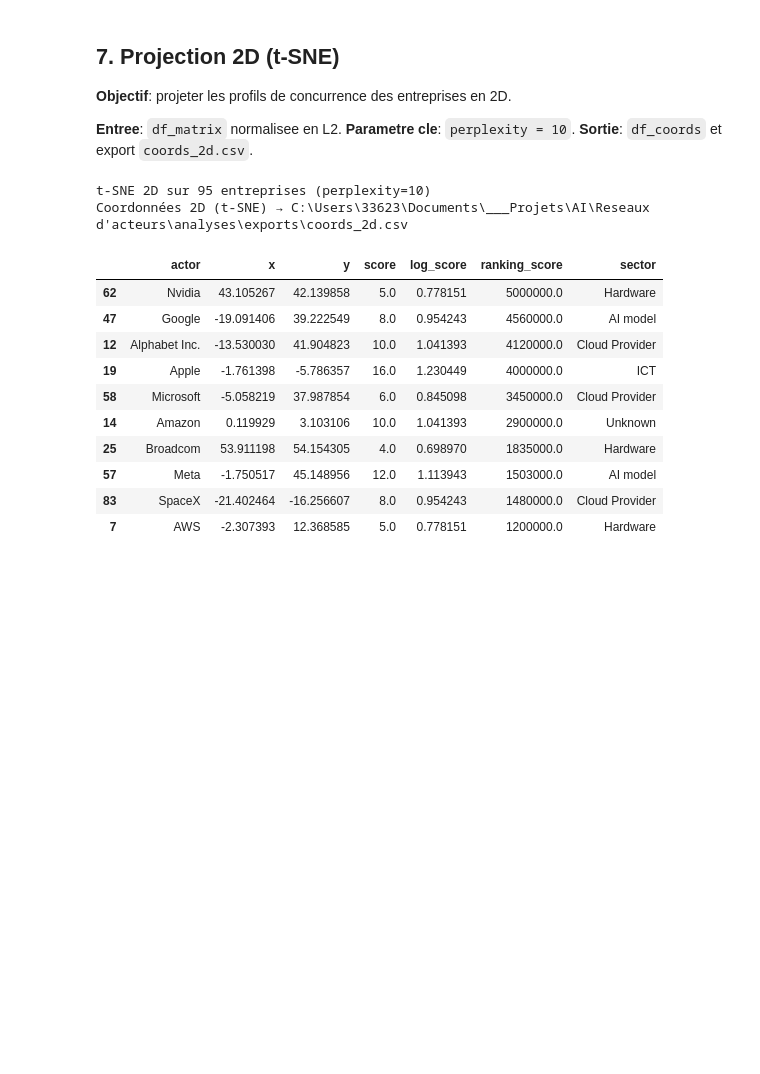
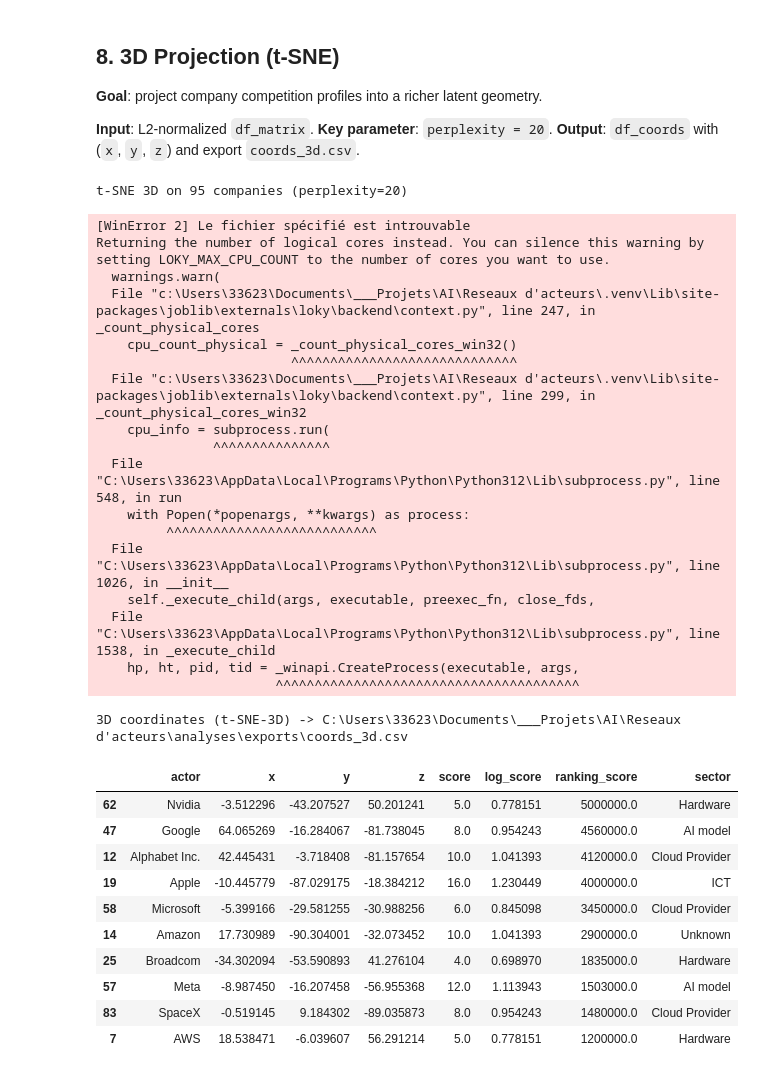
Before and after one commit to BenaventC/AInetworks, a Jupyter notebook: analyses/competition_analysis.ipynb, the cells around one changed output. Saved outputs shown, nothing was run; the diff lists cells and outputs as text; code cells hidden in the pictures; blank space fills up the shorter version.

```diff
--- a/analyses/competition_analysis.ipynb
+++ b/analyses/competition_analysis.ipynb
@@ -586,60 +586,86 @@ Export matrice dirigée → C:\Users\33623\Documents\___Projets\AI\Reseaux d'act
 # %% [markdown]
-## 7. Projection 2D (t-SNE)
+## 8. 3D Projection (t-SNE)
 
-**Objectif**: projeter les profils de concurrence des entreprises en 2D.
+**Goal**: project company competition profiles into a richer latent geometry.
 
-**Entree**: `df_matrix` normalisee en L2.
-**Parametre cle**: `perplexity = 10`.
-**Sortie**: `df_coords` et export `coords_2d.csv`.
+**Input**: L2-normalized `df_matrix`.
+**Key parameter**: `perplexity = 20`.
+**Output**: `df_coords` with (`x`, `y`, `z`) and export `coords_3d.csv`.
 # %%
 N = df_matrix.shape[0]
 X = normalize(df_matrix.values, norm="l2")
 
-perplexity = 10
-print(f"t-SNE 2D sur {N} entreprises (perplexity={perplexity})")
+perplexity = 20
+tsne_dims = 3
+print(f"t-SNE {tsne_dims}D on {N} companies (perplexity={perplexity})")
+
 coords = TSNE(
-    n_components=2,
+    n_components=tsne_dims,
     perplexity=perplexity,
     init="pca",
     learning_rate="auto",
     metric="cosine",
     random_state=RANDOM_SEED,
 ).fit_transform(X)
-method = "t-SNE"
+
+method = "t-SNE-3D"
 
 out_degree = df_matrix.sum(axis=1).to_dict()
 ranking_score_map = df_raw.set_index(COL_NAME)["ranking_score"].to_dict()
 
 enterprise_names = list(df_matrix.index)
-df_coords = pd.DataFrame({"actor": enterprise_names, "x": coords[:, 0], "y": coords[:, 1]})
+df_coords = pd.DataFrame({
+    "actor": enterprise_names,
+    "x": coords[:, 0],
+    "y": coords[:, 1],
+    "z": coords[:, 2],
+})
+
 df_coords["score"] = df_coords["actor"].map(out_degree).fillna(0)
 df_coords["log_score"] = np.log10(df_coords["score"] + 1)
 df_coords["ranking_score"] = df_coords["actor"].map(ranking_score_map).fillna(0)
 
 sector_map = (
     df_raw.set_index(COL_NAME)[COL_SECTOR]
     .dropna()
     .apply(lambda s: s.split(",")[0].strip())
     .to_dict()
 )
 df_coords["sector"] = df_coords["actor"].map(sector_map).fillna("Unknown")
 
-coords_path = EXPORTS_DIR / "coords_2d.csv"
+coords_path = EXPORTS_DIR / "coords_3d.csv"
 df_coords.to_csv(coords_path, index=False)
-print(f"Coordonnées 2D ({method}) → {coords_path}")
+print(f"3D coordinates ({method}) -> {coords_path}")
 df_coords.sort_values("ranking_score", ascending=False).head(10)
 # %% [output]
-t-SNE 2D sur 95 entreprises (perplexity=10)
-Coordonnées 2D (t-SNE) → C:\Users\33623\Documents\___Projets\AI\Reseaux d'acteurs\analyses\exports\coords_2d.csv
+t-SNE 3D on 95 companies (perplexity=20)
+[WinError 2] Le fichier spécifié est introuvable
+Returning the number of logical cores instead. You can silence this warning by setting LOKY_MAX_CPU_COUNT to the number of cores you want to use.
+  warnings.warn(
+  File "c:\Users\33623\Documents\___Projets\AI\Reseaux d'acteurs\.venv\Lib\site-packages\joblib\externals\loky\backend\context.py", line 247, in _count_physical_cores
+    cpu_count_physical = _count_physical_cores_win32()
+                         ^^^^^^^^^^^^^^^^^^^^^^^^^^^^^
+  File "c:\Users\33623\Documents\___Projets\AI\Reseaux d'acteurs\.venv\Lib\site-packages\joblib\externals\loky\backend\context.py", line 299, in _count_physical_cores_win32
+    cpu_info = subprocess.run(
+               ^^^^^^^^^^^^^^^
+  File "C:\Users\33623\AppData\Local\Programs\Python\Python312\Lib\subprocess.py", line 548, in run
+    with Popen(*popenargs, **kwargs) as process:
+         ^^^^^^^^^^^^^^^^^^^^^^^^^^^
+  File "C:\Users\33623\AppData\Local\Programs\Python\Python312\Lib\subprocess.py", line 1026, in __init__
+    self._execute_child(args, executable, preexec_fn, close_fds,
+  File "C:\Users\33623\AppData\Local\Programs\Python\Python312\Lib\subprocess.py", line 1538, in _execute_child
+    hp, ht, pid, tid = _winapi.CreateProcess(executable, args,
+                       ^^^^^^^^^^^^^^^^^^^^^^^^^^^^^^^^^^^^^^^
+3D coordinates (t-SNE-3D) -> C:\Users\33623\Documents\___Projets\AI\Reseaux d'acteurs\analyses\exports\coords_3d.csv
-|  | actor | x | y | score | log_score | ranking_score | sector |
-| 62 | Nvidia | 43.105267 | 42.139858 | 5.0 | 0.778151 | 5000000.0 | Hardware |
-| 47 | Google | -19.091406 | 39.222549 | 8.0 | 0.954243 | 4560000.0 | AI model |
-| 12 | Alphabet Inc. | -13.530030 | 41.904823 | 10.0 | 1.041393 | 4120000.0 | Cloud Provider |
-| 19 | Apple | -1.761398 | -5.786357 | 16.0 | 1.230449 | 4000000.0 | ICT |
-| 58 | Microsoft | -5.058219 | 37.987854 | 6.0 | 0.845098 | 3450000.0 | Cloud Provider |
-| 14 | Amazon | 0.119929 | 3.103106 | 10.0 | 1.041393 | 2900000.0 | Unknown |
-| 25 | Broadcom | 53.911198 | 54.154305 | 4.0 | 0.698970 | 1835000.0 | Hardware |
-| 57 | Meta | -1.750517 | 45.148956 | 12.0 | 1.113943 | 1503000.0 | AI model |
-| 83 | SpaceX | -21.402464 | -16.256607 | 8.0 | 0.954243 | 1480000.0 | Cloud Provider |
-| 7 | AWS | -2.307393 | 12.368585 | 5.0 | 0.778151 | 1200000.0 | Hardware |
+|  | actor | x | y | z | score | log_score | ranking_score | sector |
+| 62 | Nvidia | -3.512296 | -43.207527 | 50.201241 | 5.0 | 0.778151 | 5000000.0 | Hardware |
+| 47 | Google | 64.065269 | -16.284067 | -81.738045 | 8.0 | 0.954243 | 4560000.0 | AI model |
+| 12 | Alphabet Inc. | 42.445431 | -3.718408 | -81.157654 | 10.0 | 1.041393 | 4120000.0 | Cloud Provider |
+| 19 | Apple | -10.445779 | -87.029175 | -18.384212 | 16.0 | 1.230449 | 4000000.0 | ICT |
+| 58 | Microsoft | -5.399166 | -29.581255 | -30.988256 | 6.0 | 0.845098 | 3450000.0 | Cloud Provider |
+| 14 | Amazon | 17.730989 | -90.304001 | -32.073452 | 10.0 | 1.041393 | 2900000.0 | Unknown |
+| 25 | Broadcom | -34.302094 | -53.590893 | 41.276104 | 4.0 | 0.698970 | 1835000.0 | Hardware |
+| 57 | Meta | -8.987450 | -16.207458 | -56.955368 | 12.0 | 1.113943 | 1503000.0 | AI model |
+| 83 | SpaceX | -0.519145 | 9.184302 | -89.035873 | 8.0 | 0.954243 | 1480000.0 | Cloud Provider |
+| 7 | AWS | 18.538471 | -6.039607 | 56.291214 | 5.0 | 0.778151 | 1200000.0 | Hardware |
 # %% [markdown]
```
Also changed, not shown: parts of 21 cells of this notebook, 6 other files.
